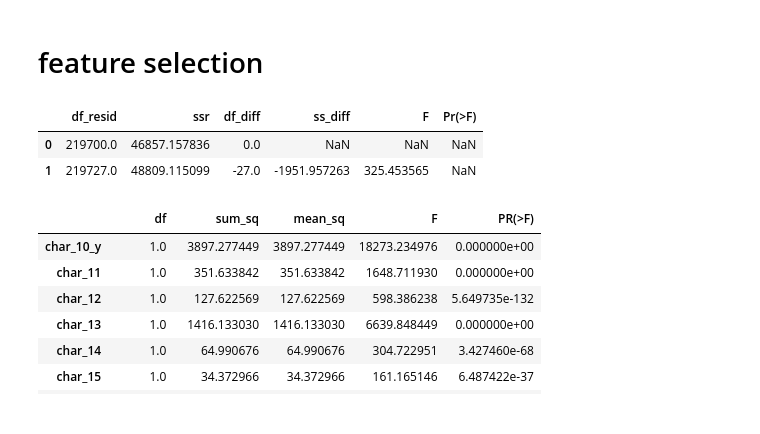
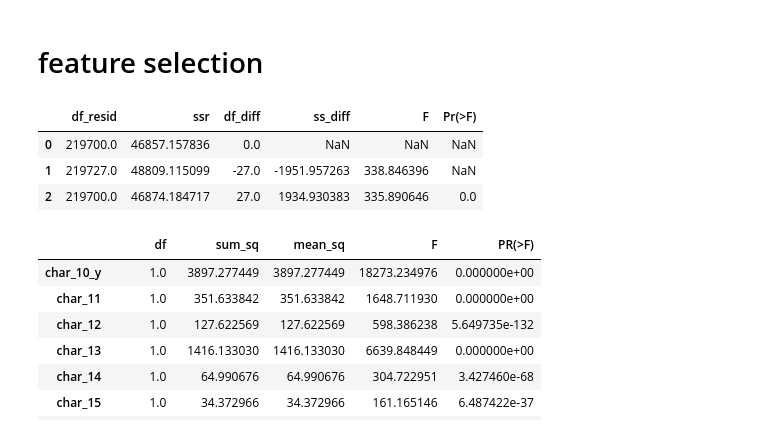
Before and after one commit to sooooner/dss_team_project_ML, a Jupyter notebook: red_hat/sooner.ipynb, the cells around one changed output. Drawn from its saved outputs; the diff is of its cells as text; code cells hidden in the pictures.

```diff
--- a/red_hat/sooner.ipynb
+++ b/red_hat/sooner.ipynb
@@ -42,22 +44,22 @@ df_merge = df_merge.apply(pd.to_numeric, errors='ignore')
 ##### add Past days, week
 # %%
 df_merge.insert(loc=2 ,column='date_x', value=df_date_x)
-# df_merge.insert(loc=3 ,column='Past days_x', value=(df_merge['date_x'] - pd._libs.tslib.Timestamp('2022-07-17 00:00:00')))
+# df_merge.insert(loc=3 ,column='Past_dayss_x', value=(df_merge['date_x'] - pd._libs.tslib.Timestamp('2022-07-17 00:00:00')))
 df_merge.insert(loc=3 ,column='week_x', value=df_merge['date_x'].dt.weekday)
 # df_merge.insert(loc=3 ,column='date_year_x', value=df_date_x.dt.year)
 # df_merge.insert(loc=4 ,column='date_month_x', value=df_date_x.dt.month)
 # df_merge.insert(loc=5 ,column='date_day_x', value=df_date_x.dt.day)
-# df_merge['Past days_x']=(pd.to_numeric(df_merge['Past days_x'])/86400000000000).astype(int)
+# df_merge['Past_dayss_x']=(pd.to_numeric(df_merge['Past_dayss_x'])/86400000000000).astype(int)
 
 df_merge.insert(loc=18 ,column='date_y', value=df_date_y)
-# df_merge.insert(loc=19 ,column='Past days_y', value=(df_merge['date_y'] - pd._libs.tslib.Timestamp('2020-05-18 00:00:00')))
+# df_merge.insert(loc=19 ,column='Past_dayss_y', value=(df_merge['date_y'] - pd._libs.tslib.Timestamp('2020-05-18 00:00:00')))
 df_merge.insert(loc=19 ,column='week_y', value=df_merge['date_y'].dt.weekday)
 # df_merge.insert(loc=19 ,column='date_year_y', value=df_date_y.dt.year)
 # df_merge.insert(loc=20 ,column='date_month_y', value=df_date_y.dt.month)
 # df_merge.insert(loc=21 ,column='date_day_y', value=df_date_y.dt.day)
-# df_merge['Past days_y']=(pd.to_numeric(df_merge['Past days_y'])/86400000000000).astype(int)
+# df_merge['Past_dayss_y']=(pd.to_numeric(df_merge['Past_dayss_y'])/86400000000000).astype(int)
 
-df_merge.insert(loc=4 ,column='Past days', value=(df_merge.date_x - df_merge.date_y).astype('timedelta64[D]'))
+df_merge.insert(loc=4 ,column='Past_days', value=(df_merge.date_x - df_merge.date_y).astype('timedelta64[D]'))
 # %% [markdown]
 ### test data
 # %%
@@ -225,3 +227,5 @@ plt.show()
 #### sample
 # %%
 df_sample = df_merge.sample(frac = 0.1, random_state=0).copy()
+df_sample.fillna(0, inplace=True)
+df_sample['sum'] = df_sample.iloc[:,-29:-1].sum(axis=1)
@@ -309,17 +319,21 @@ plt.show()
 # %%
 model1 = sm.OLS.from_formula("outcome ~ char_10_y + char_11 + char_12 + char_13 + char_14 + char_15 + char_16 + char_17 + char_18 + \
                             char_19 + char_20 + char_21 + char_22 + char_23 + char_24 + char_25 + char_26 + char_27 + char_28 + \
                             char_29 + char_30 + char_31 + char_32 + char_33 + char_34 + char_35 + char_36 + char_37", data=df_sample)
-model2 = sm.OLS.from_formula("outcome ~ sum", data=df_sum)
-
+model2 = sm.OLS.from_formula("outcome ~ sum", data=df_sample)
+model3 = sm.OLS.from_formula("outcome ~ char_10_y + char_11 + char_12 + char_13 + char_14 + char_15 + char_16 + char_17 + char_18 + \
+                            char_19 + char_20 + char_21 + char_22 + char_23 + char_24 + char_25 + char_26 + char_27 + char_28 + char_29 + \
+                            char_30 + char_31 + char_32 + char_33 + char_34 + char_35 + char_36 + char_37 + sum", data=df_sample)
 result1 = model1.fit()
 result2 = model2.fit()
+result3 = model3.fit()
 
-sm.stats.anova_lm(result1, result2)
+sm.stats.anova_lm(result1, result2, result3)
 # %% [output]
 |  | df_resid | ssr | df_diff | ss_diff | F | Pr(>F) |
 | 0 | 219700.0 | 46857.157836 | 0.0 | NaN | NaN | NaN |
-| 1 | 219727.0 | 48809.115099 | -27.0 | -1951.957263 | 325.453565 | NaN |
+| 1 | 219727.0 | 48809.115099 | -27.0 | -1951.957263 | 338.846396 | NaN |
+| 2 | 219700.0 | 46874.184717 | 27.0 | 1934.930383 | 335.890646 | 0.0 |
 # %%
 sm.stats.anova_lm(result1)
 # %% [output]
```
Also changed, not shown: parts of 55 cells of this notebook.
